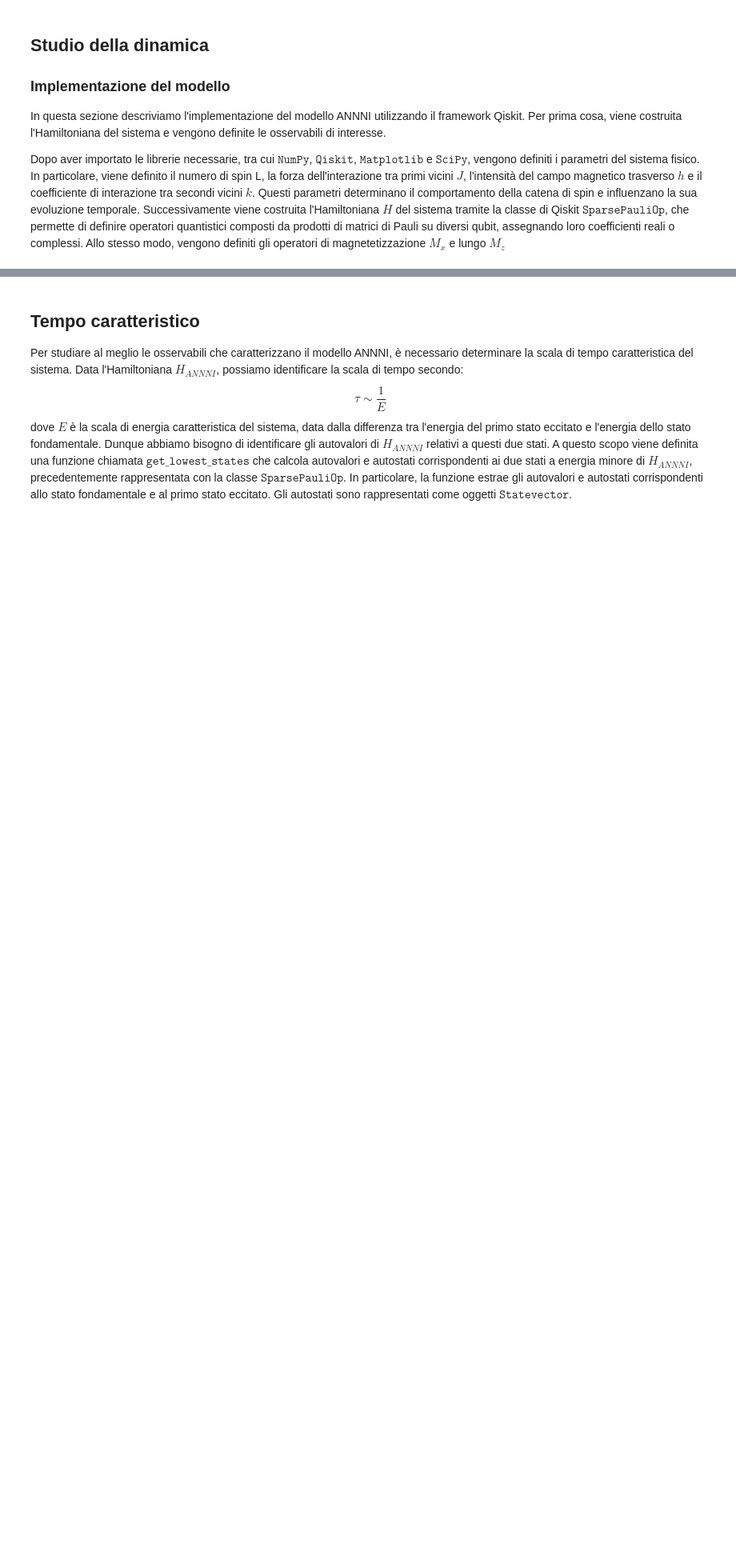
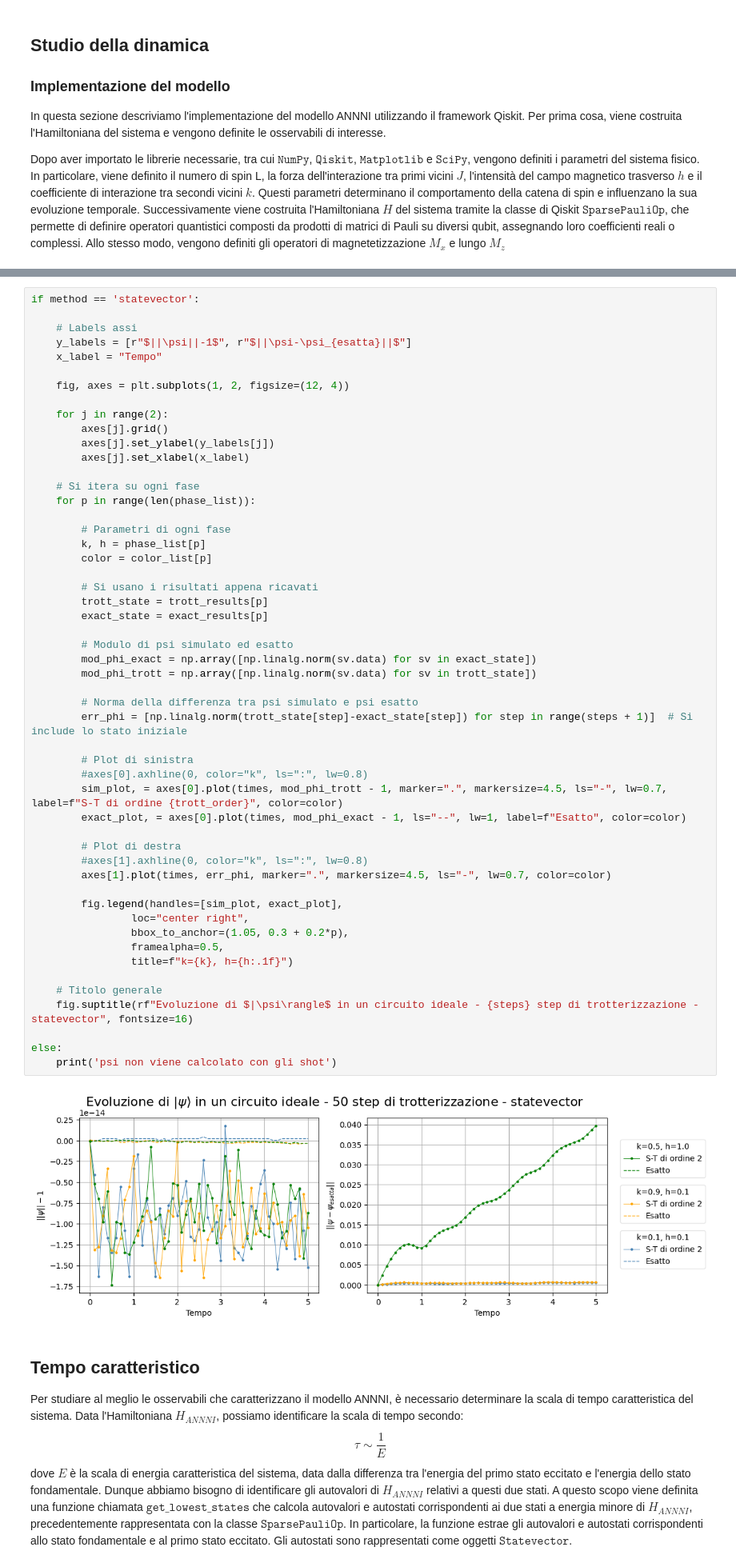
Before and after one commit to lucadriuu/QC_Exam, a Jupyter notebook: ANNNI_model.ipynb, the cells around one changed output, grey strips where cells are left out. Shown at 80% size. Saved outputs shown, nothing was run; the diff lists cells and outputs as text; blank space fills up the shorter version.

Commit message:
aggiunto codice evoluzione con metodo vecchio + codice correlazioni nel tempo

```diff
--- a/ANNNI_model.ipynb
+++ b/ANNNI_model.ipynb
@@ -141,3 +417,57 @@ magnetization_x_op = SparsePauliOp.from_sparse_list(                # Magnetizza
+# %%
+if method == 'statevector':
+
+    # Labels assi
+    y_labels = [r"$||\psi||-1$", r"$||\psi-\psi_{esatta}||$"]
+    x_label = "Tempo"
+
+    fig, axes = plt.subplots(1, 2, figsize=(12, 4))
+
+    for j in range(2):
+        axes[j].grid()
+        axes[j].set_ylabel(y_labels[j])
+        axes[j].set_xlabel(x_label)
+
+    # Si itera su ogni fase
+    for p in range(len(phase_list)):
+
+        # Parametri di ogni fase
+        k, h = phase_list[p]
+        color = color_list[p]
+
+        # Si usano i risultati appena ricavati
+        trott_state = trott_results[p]
+        exact_state = exact_results[p]
+
+        # Modulo di psi simulato ed esatto
+        mod_phi_exact = np.array([np.linalg.norm(sv.data) for sv in exact_state])
+        mod_phi_trott = np.array([np.linalg.norm(sv.data) for sv in trott_state])
+
+        # Norma della differenza tra psi simulato e psi esatto
+        err_phi = [np.linalg.norm(trott_state[step]-exact_state[step]) for step in range(steps + 1)]  # Si include lo stato iniziale
+
+        # Plot di sinistra
+        #axes[0].axhline(0, color="k", ls=":", lw=0.8)
+        sim_plot, = axes[0].plot(times, mod_phi_trott - 1, marker=".", markersize=4.5, ls="-", lw=0.7, label=f"S-T di ordine {trott_order}", color=color)
+        exact_plot, = axes[0].plot(times, mod_phi_exact - 1, ls="--", lw=1, label=f"Esatto", color=color)
+
+        # Plot di destra
+        #axes[1].axhline(0, color="k", ls=":", lw=0.8)
+        axes[1].plot(times, err_phi, marker=".", markersize=4.5, ls="-", lw=0.7, color=color)
+
+        fig.legend(handles=[sim_plot, exact_plot],
+                loc="center right",
+                bbox_to_anchor=(1.05, 0.3 + 0.2*p),
+                framealpha=0.5,
+                title=f"k={k}, h={h:.1f}")
+
+    # Titolo generale
+    fig.suptitle(rf"Evoluzione di $|\psi\rangle$ in un circuito ideale - {steps} step di trotterizzazione - statevector", fontsize=16)
+
+else:
+    print('psi non viene calcolato con gli shot')
+# %% [output]
+[figure, added]
 # %% [markdown]
 ## Tempo caratteristico
 
```
Also changed, not shown: parts of 9 cells of this notebook.
